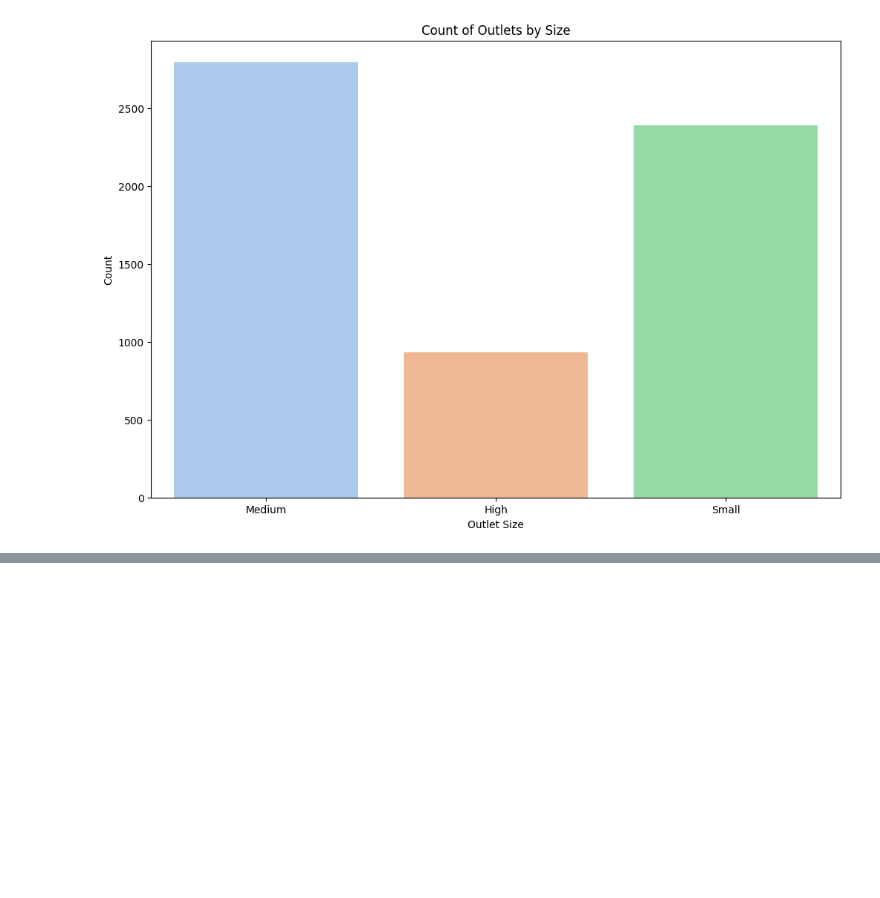
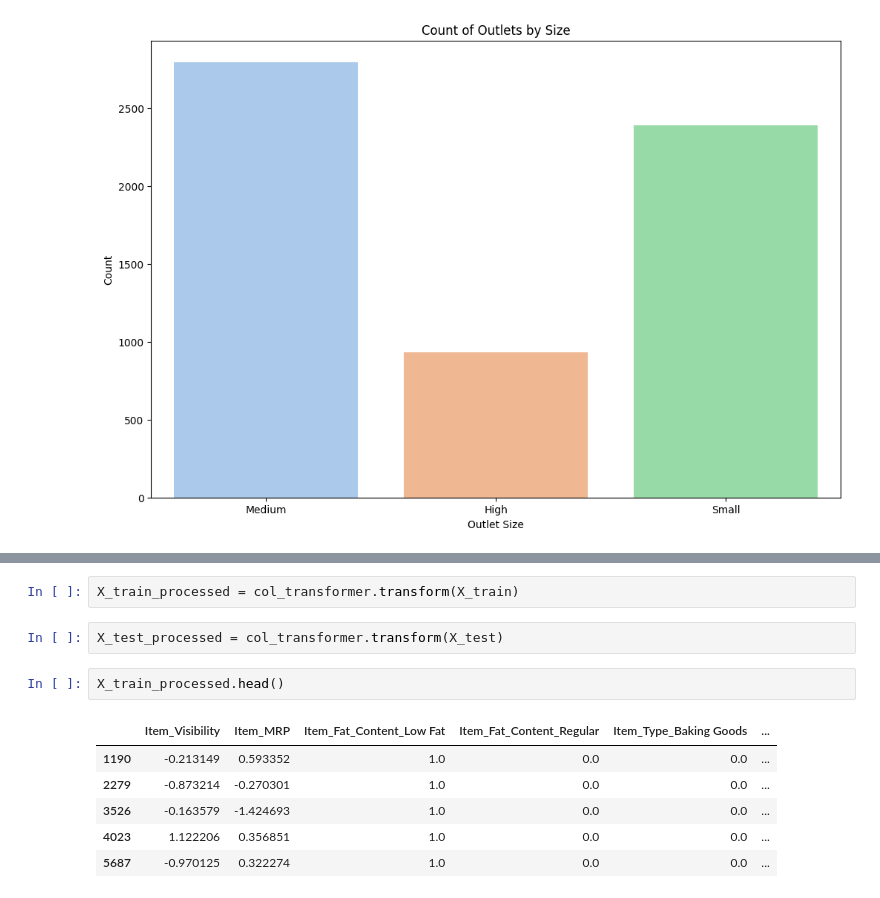
Before and after one commit to helarebah/sales-predictions, a Jupyter notebook: Sales_predictions.ipynb, the cells around one changed output, grey strips where cells are left out. Saved outputs shown, nothing was run; the diff lists cells and outputs as text; blank space fills up the shorter version.

```diff
--- a/Sales_predictions.ipynb
+++ b/Sales_predictions.ipynb
@@ -258,0 +449,13 @@ plt.show()
+# %%
+X_train_processed = col_transformer.transform(X_train)
+# %%
+X_test_processed = col_transformer.transform(X_test)
+# %%
+X_train_processed.head()
+# %% [output]
+|  | Item_Visibility | Item_MRP | Item_Fat_Content_Low Fat | Item_Fat_Content_Regular | Item_Type_Baking Goods | ... |
+| 1190 | -0.213149 | 0.593352 | 1.0 | 0.0 | 0.0 | ... |
+| 2279 | -0.873214 | -0.270301 | 1.0 | 0.0 | 0.0 | ... |
+| 3526 | -0.163579 | -1.424693 | 1.0 | 0.0 | 0.0 | ... |
+| 4023 | 1.122206 | 0.356851 | 1.0 | 0.0 | 0.0 | ... |
+| 5687 | -0.970125 | 0.322274 | 1.0 | 0.0 | 0.0 | ... |
```
Also changed, not shown: parts of 42 cells of this notebook.
